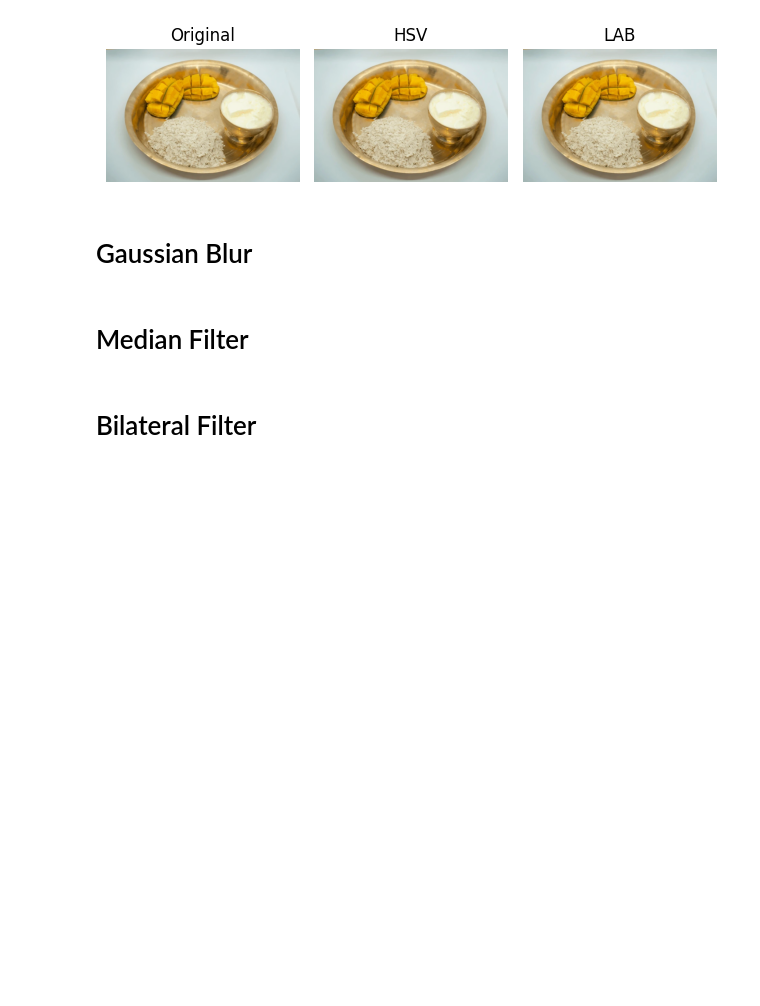
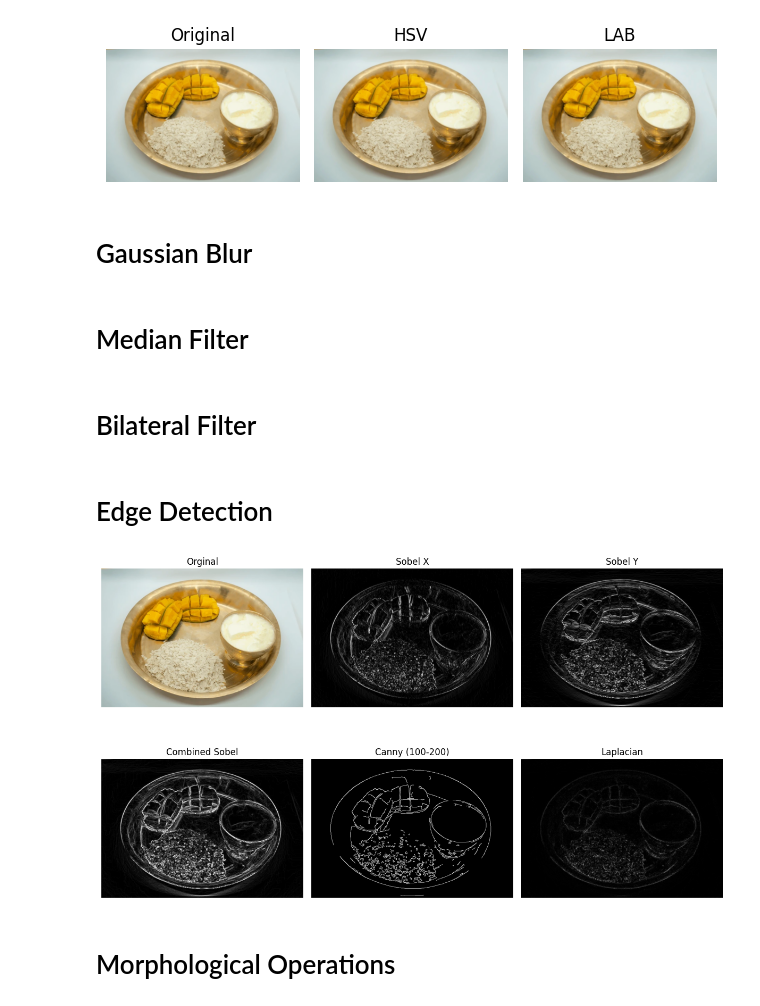
Before and after one commit to razsilwal/Image-Processing-openCv, a Jupyter notebook: Image_Processing.ipynb, the cells around one changed output. Drawn from its saved outputs; the diff is of its cells as text; code cells hidden in the pictures; blank space fills up the shorter version.

Commit message:
done the edge detection like sobel, canny and laplacian and show them all in one

```diff
--- a/Image_Processing.ipynb
+++ b/Image_Processing.ipynb
@@ -123,3 +119,5 @@ cv.imshow("Gaussian Blur", blur_5)
 cv.imshow("Bilateral Filter", bilateral)
 cv.waitKey(0)
 cv.destroyAllWindows()
+# %% [markdown]
+# Edge Detection
@@ -125,0 +159,54 @@ cv.destroyAllWindows()
+# %%
+# Laplacian Edge Detection
+# Laplacian detects edges by using the second derivative of the image.
+# It finds areas where intensity changes sharply in all directions at once.
+
+laplacian = cv.Laplacian(gray, cv.CV_64F) # 64F -> allows negative values
+laplacian = np.uint8(np.absolute(laplacian)) # convert to uint8 so we can display it
+
+cv.imshow("Original Image", img)
+cv.imshow("Laplacian", laplacian)
+
+cv.waitKey(0)
+cv.destroyAllWindows()
+# %%
+# comparision grid
+
+plt.figure(figsize=(12,8))
+
+plt.subplot(2, 3, 1)
+plt.imshow(img_rgb)
+plt.title("Orginal")
+plt.axis("off")
+
+plt.subplot(2, 3, 2)
+plt.imshow(sobel_x, cmap="gray")
+plt.title("Sobel X")
+plt.axis("off")
+
+plt.subplot(2, 3, 3)
+plt.imshow(sobel_y, cmap="gray")
+plt.title("Sobel Y")
+plt.axis("off")
+
+plt.subplot(2, 3, 4)
+plt.imshow(combined_sobel, cmap="gray")
+plt.title("Combined Sobel")
+plt.axis("off")
+
+plt.subplot(2, 3, 5)
+plt.imshow(canny2, cmap="gray")
+plt.title("Canny (100-200)")
+plt.axis("off")
+
+plt.subplot(2, 3, 6)
+plt.imshow(laplacian, cmap="gray")
+plt.title("Laplacian")
+plt.axis("off")
+
+plt.tight_layout()
+plt.show()
+# %% [output]
+[figure, added]
+# %% [markdown]
+# Morphological Operations
```
Also changed, not shown: parts of 4 cells of this notebook.
